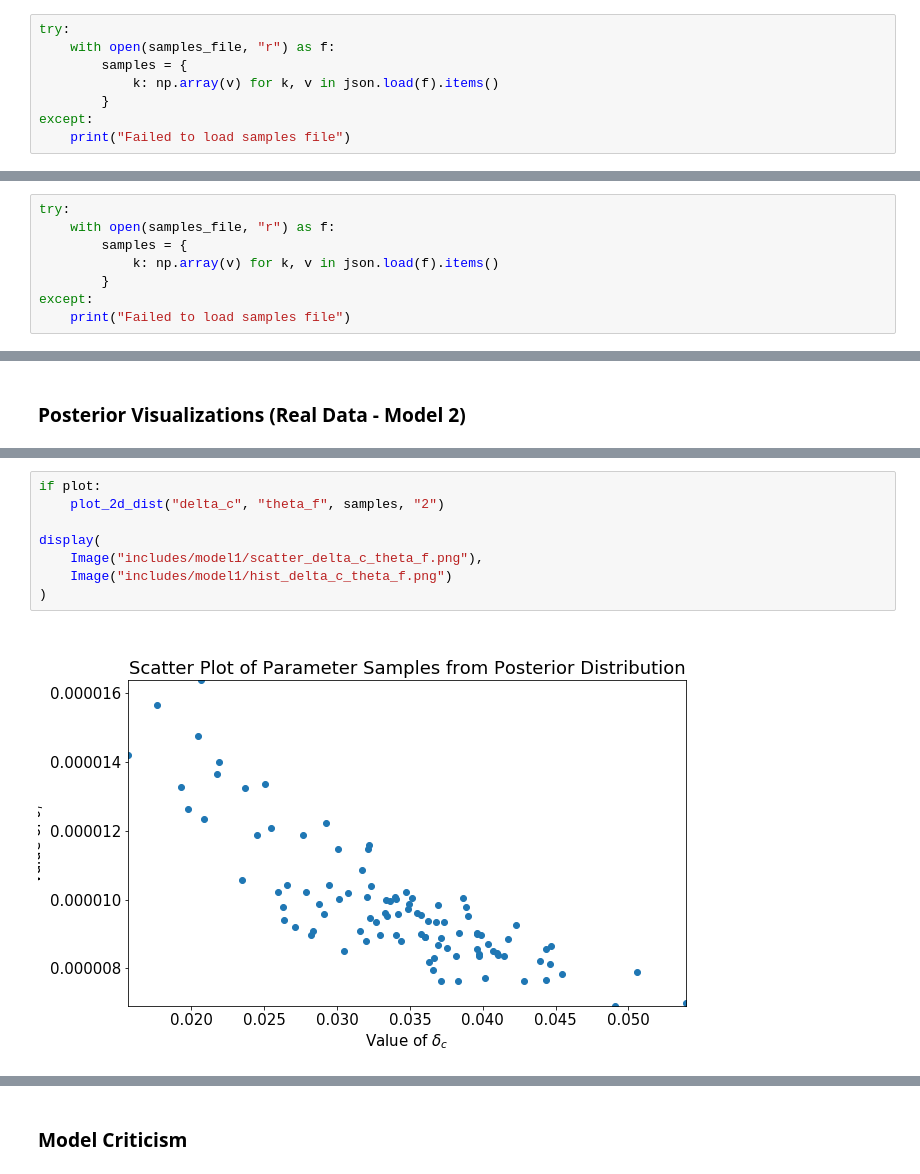
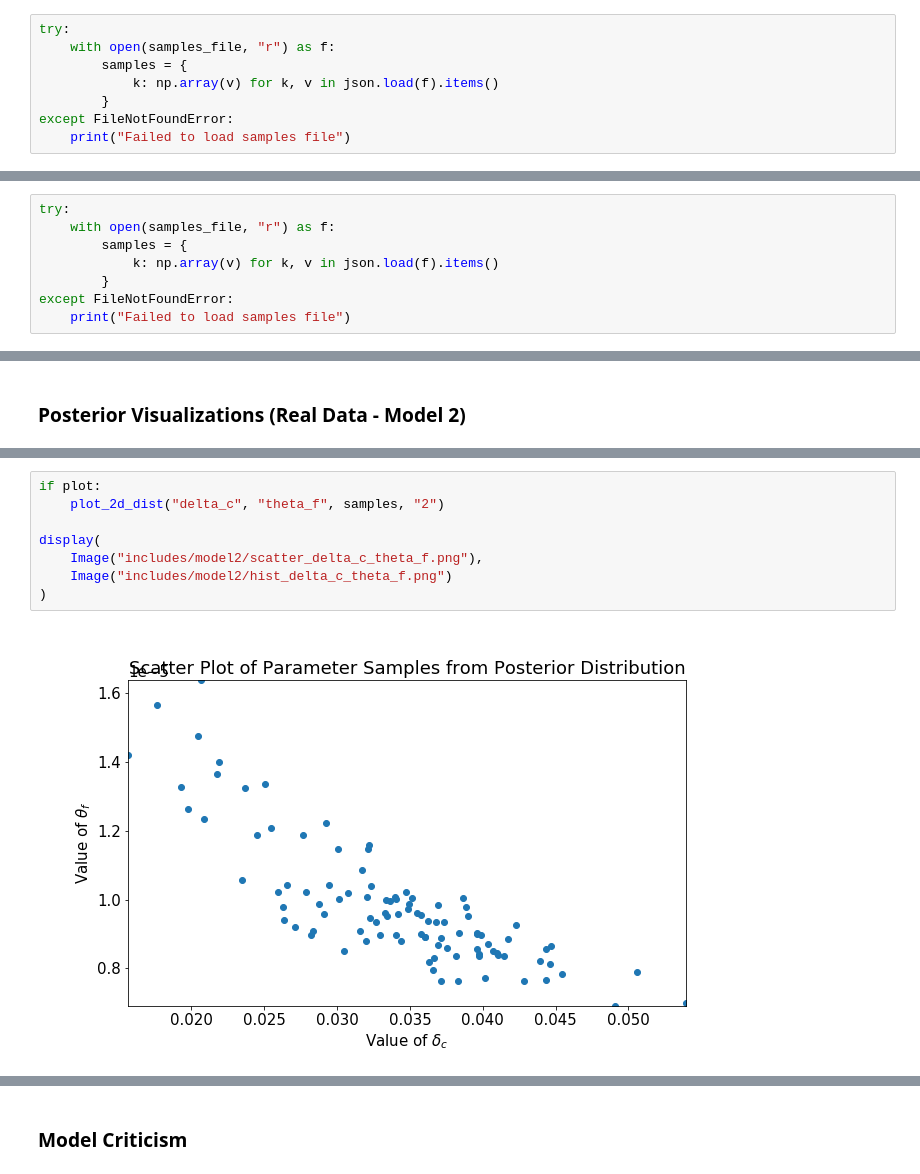
Before and after one commit to M-Harrington/probprog-finalproject, a Jupyter notebook: code.ipynb, the cells around one changed output, grey strips where cells are left out. Drawn from its saved outputs; the diff is of its cells as text.

```diff
--- a/code.ipynb
+++ b/code.ipynb
@@ -438,7 +431,7 @@ try:
         samples = {
             k: np.array(v) for k, v in json.load(f).items()
         }
-except:
+except FileNotFoundError:
     print("Failed to load samples file")
 # %%
 if train:
@@ -568,7 +515,7 @@ try:
         samples = {
             k: np.array(v) for k, v in json.load(f).items()
         }
-except:
+except FileNotFoundError:
     print("Failed to load samples file")
 # %%
 if train:
@@ -965,10 +882,10 @@ display(
 # %%
 if plot:
     plot_2d_dist("delta_c", "theta_f", samples, "2")
 
 display(
-    Image("includes/model1/scatter_delta_c_theta_f.png"),
-    Image("includes/model1/hist_delta_c_theta_f.png")
+    Image("includes/model2/scatter_delta_c_theta_f.png"),
+    Image("includes/model2/hist_delta_c_theta_f.png")
 )
 # %% [output]
-[figure, old version]
+[figure, new version]
```
Also changed, not shown: parts of 23 cells of this notebook, 41 other files.
